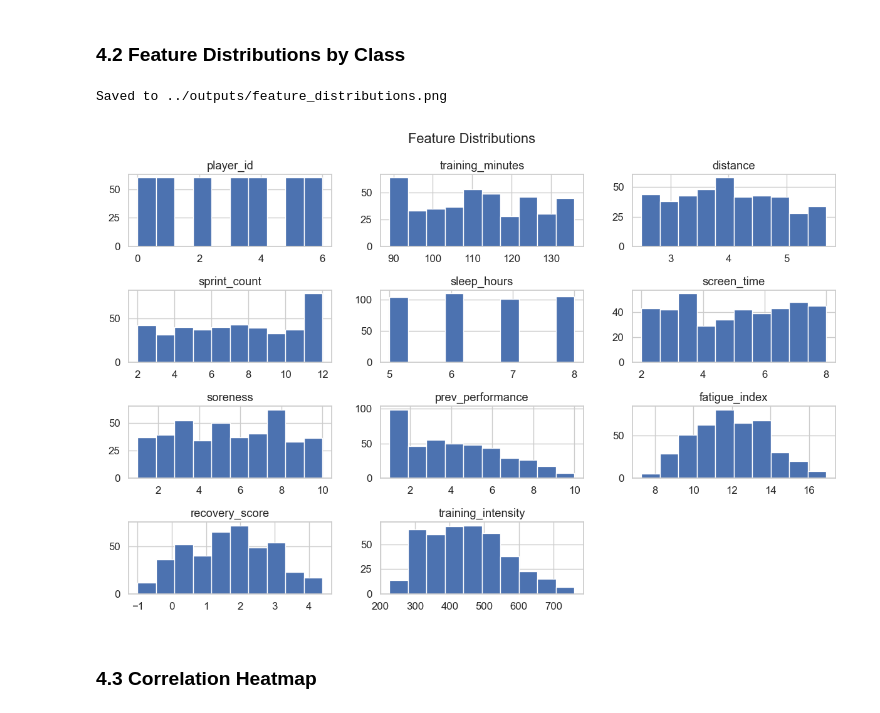
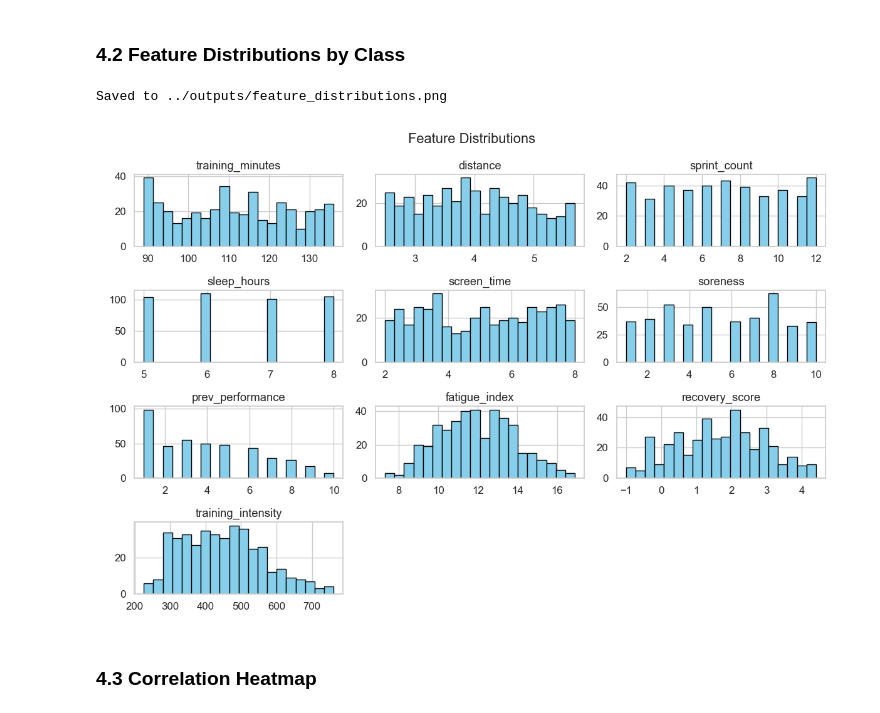
Before and after one commit to ritamrabha/Football-Performance-Prediction, a Jupyter notebook: notebooks/Football_Performance_Prediction.ipynb, the cells around one changed output. Saved outputs shown, nothing was run; the diff lists cells and outputs as text; code cells hidden in the pictures.

```diff
--- a/notebooks/Football_Performance_Prediction.ipynb
+++ b/notebooks/Football_Performance_Prediction.ipynb
@@ -183,27 +183,32 @@ Saved to ../outputs/class_distribution.png
 ### 4.2 Feature Distributions by Class
 # %%
 import matplotlib.pyplot as plt
+from IPython.display import Image, display
 
-# Select numeric columns (exclude target)
+# Select numeric columns
 numeric_cols = df.select_dtypes(include=['int64', 'float64']).columns.tolist()
-numeric_cols.remove('performance_today')  # remove target
+
+# Remove unwanted columns
+for col in ['performance_today', 'player_id']:
+    if col in numeric_cols:
+        numeric_cols.remove(col)
 
 # Plot
-df[numeric_cols].hist(figsize=(12, 8))
+df[numeric_cols].hist(figsize=(12, 8), bins=20, color='skyblue', edgecolor='black')
 
 plt.suptitle("Feature Distributions")
 plt.tight_layout()
 
 # Save
 plt.savefig('../outputs/feature_distributions.png')
 plt.close()
 
 print("Saved to ../outputs/feature_distributions.png")
 
 display(Image('../outputs/feature_distributions.png'))
 # %% [output]
 Saved to ../outputs/feature_distributions.png
-[figure, old version]
+[figure, new version]
 # %% [markdown]
 ### 4.3 Correlation Heatmap
 # %%
```
Also changed, not shown: parts of 18 cells of this notebook, 12 other files.
